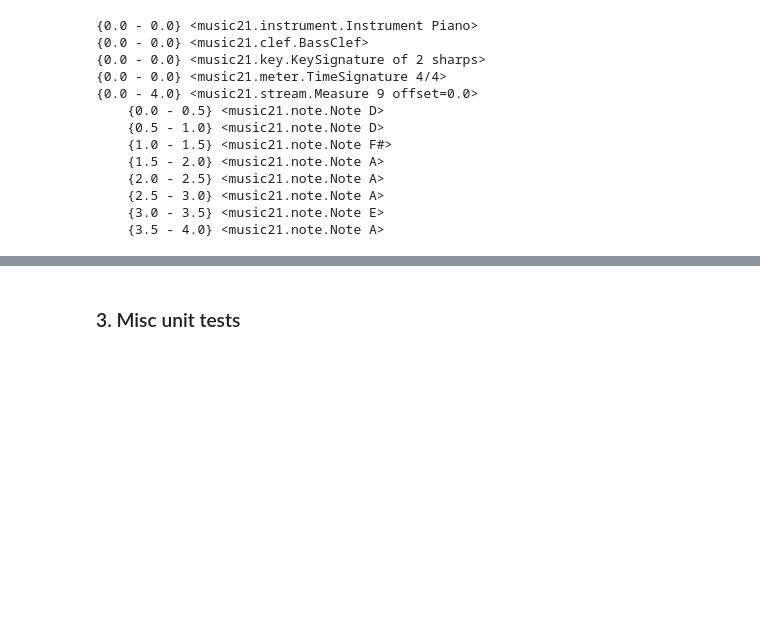
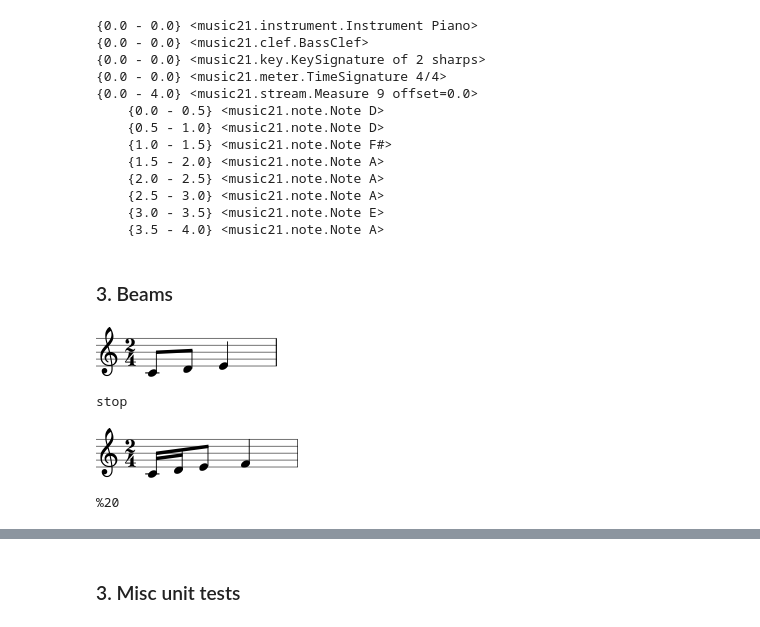
Before and after one commit to MickyDowns/deep-keras-music-net, a Jupyter notebook: music_study_aid.ipynb, the cells around one changed output, grey strips where cells are left out. Cells and saved outputs as stored; diff of their text form; code cells hidden in the pictures; blank space fills up the shorter version.

```diff
--- a/music_study_aid.ipynb
+++ b/music_study_aid.ipynb
@@ -4450,3 +4450,62 @@ tmp.show('text')
 tmp.replace(tmp[0], m21.instrument.fromString('Violin'))
 
 tmp.show('text')
+# %% [markdown]
+### 3. Beams
+# %%
+m = m21.stream.Measure()
+n1 = m21.note.Note('C4', quarterLength = 0.5)
+n2 = m21.note.Note('D4', quarterLength = 0.5)
+n3 = m21.note.Note('E4', quarterLength = 1.0)
+m.append(n1)
+m.append(n2)
+m.append(n3)
+
+n1.beams.fill('eighth', type='start')
+n2.beams.fill('eighth', type='stop')
+n1.beams
+n2.beams
+
+m.show()
+# %% [output]
+[figure, added]
+# %%
+for thisBeam in n2.beams:
+    print(thisBeam.type)
+# %% [output]
+stop
+# %%
+m = m21.stream.Measure()
+n1 = m21.note.Note('C4', quarterLength = 0.25)
+n2 = m21.note.Note('D4', quarterLength = 0.25)
+n3 = m21.note.Note('E4', quarterLength = 0.5)
+n4 = m21.note.Note('F4', quarterLength = 1.0)
+for n in [n1, n2, n3, n4]:
+    m.append(n)
+n1.beams.fill('16th', type='start')
+n2.beams.append('continue')
+n2.beams.append('stop')
+n3.beams.fill('eighth', type='stop')
+
+m.show()
+# %% [output]
+[figure, added]
+# %%
+if n2.beams:
+
+    b = "%"
+
+    for thisBeam in n2.beams:
+        if thisBeam.type == "start":
+            b = b + '1'
+        elif thisBeam.type == "continue":
+            b = b + '2'
+        elif thisBeam.type == "stop":
+            b = b + '0'
+        else:
+            print("convert_m21_to_tiny: unrecognized beam type", thisBeam.type)
+            end
+
+    print(b)
+# %% [output]
+%20
```
Also changed, not shown: parts of 3 cells of this notebook.
